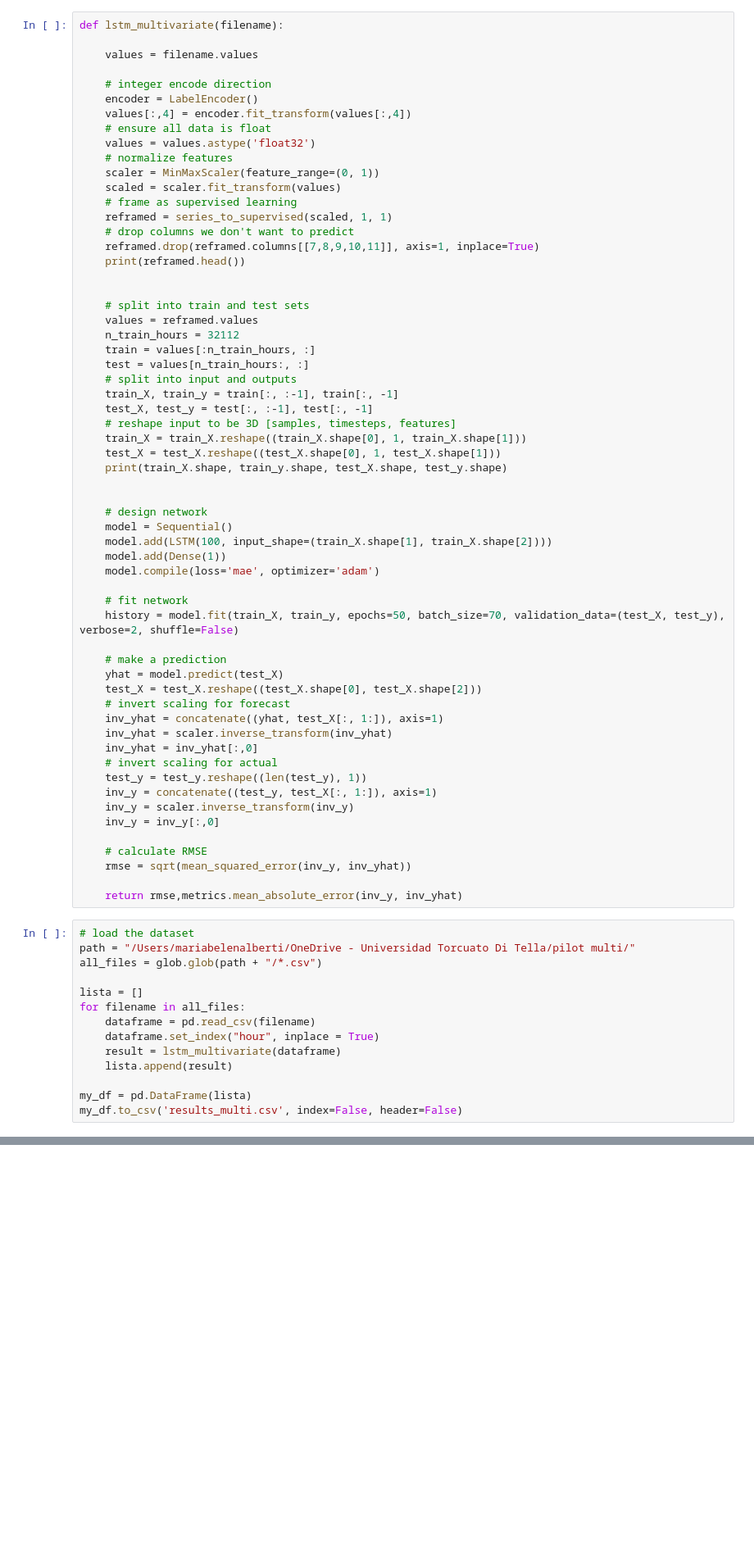
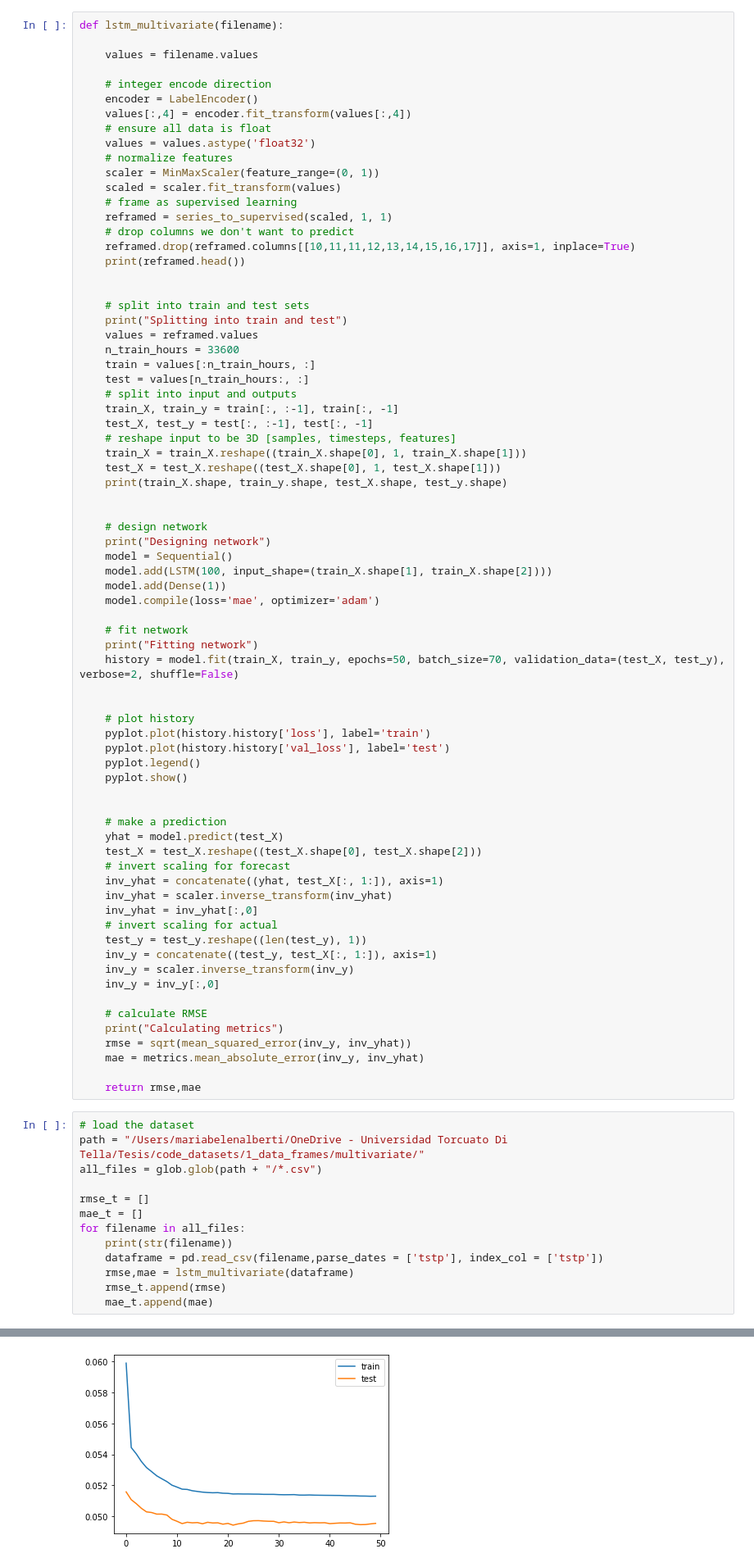
Before and after one commit to belenalberti/Smart_Meters_Demand_Forecasting, a Jupyter notebook: code_datasets/4_lstm/lstm multivariate LOOP.ipynb, the cells around one changed output, grey strips where cells are left out. Shown at 82% size. Saved outputs shown, nothing was run; the diff lists cells and outputs as text; blank space fills up the shorter version.

```diff
--- a/code_datasets/4_lstm/lstm multivariate LOOP.ipynb
+++ b/code_datasets/4_lstm/lstm multivariate LOOP.ipynb
@@ -58,13 +74,14 @@ def lstm_multivariate(filename):
     # frame as supervised learning
     reframed = series_to_supervised(scaled, 1, 1)
     # drop columns we don't want to predict
-    reframed.drop(reframed.columns[[7,8,9,10,11]], axis=1, inplace=True)
+    reframed.drop(reframed.columns[[10,11,11,12,13,14,15,16,17]], axis=1, inplace=True)
     print(reframed.head())
 
 
     # split into train and test sets
+    print("Splitting into train and test")
     values = reframed.values
-    n_train_hours = 32112
+    n_train_hours = 33600
     train = values[:n_train_hours, :]
     test = values[n_train_hours:, :]
     # split into input and outputs
@@ -77,13 +94,23 @@ def lstm_multivariate(filename):
 
 
     # design network
+    print("Designing network")
     model = Sequential()
     model.add(LSTM(100, input_shape=(train_X.shape[1], train_X.shape[2])))
     model.add(Dense(1))
     model.compile(loss='mae', optimizer='adam')
 
     # fit network
+    print("Fitting network")
     history = model.fit(train_X, train_y, epochs=50, batch_size=70, validation_data=(test_X, test_y), verbose=2, shuffle=False)
+
+
+    # plot history
+    pyplot.plot(history.history['loss'], label='train')
+    pyplot.plot(history.history['val_loss'], label='test')
+    pyplot.legend()
+    pyplot.show()
+
 
     # make a prediction
     yhat = model.predict(test_X)
@@ -99,21 +126,22 @@ def lstm_multivariate(filename):
     inv_y = inv_y[:,0]
 
     # calculate RMSE
+    print("Calculating metrics")
     rmse = sqrt(mean_squared_error(inv_y, inv_yhat))
+    mae = metrics.mean_absolute_error(inv_y, inv_yhat)
 
-    return rmse,metrics.mean_absolute_error(inv_y, inv_yhat)
+    return rmse,mae
 # %%
 # load the dataset
-path = "/Users/mariabelenalberti/OneDrive - Universidad Torcuato Di Tella/pilot multi/"
+path = "/Users/mariabelenalberti/OneDrive - Universidad Torcuato Di Tella/Tesis/code_datasets/1_data_frames/multivariate/"
 all_files = glob.glob(path + "/*.csv")
 
-lista = []
+rmse_t = []
+mae_t = []
 for filename in all_files:
-    dataframe = pd.read_csv(filename)
-    dataframe.set_index("hour", inplace = True)
-    result = lstm_multivariate(dataframe)
-    lista.append(result)
-
-my_df = pd.DataFrame(lista)
-my_df.to_csv('results_multi.csv', index=False, header=False)
+    print(str(filename))
+    dataframe = pd.read_csv(filename,parse_dates = ['tstp'], index_col = ['tstp'])
+    rmse,mae = lstm_multivariate(dataframe)
+    rmse_t.append(rmse)
+    mae_t.append(mae)
 # %% [output]
@@ -136,0 +165 @@ Epoch 50/50
+[figure, added]
```
Also changed, not shown: parts of 3 cells of this notebook, 12 other files.
